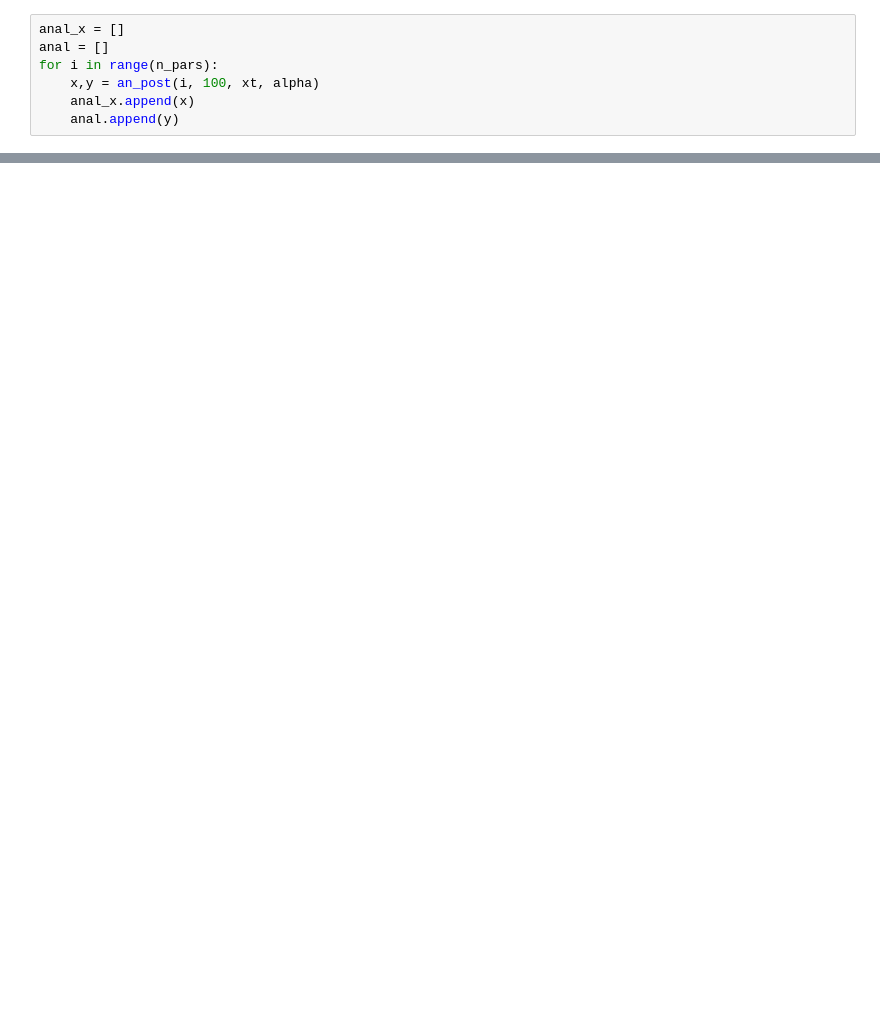
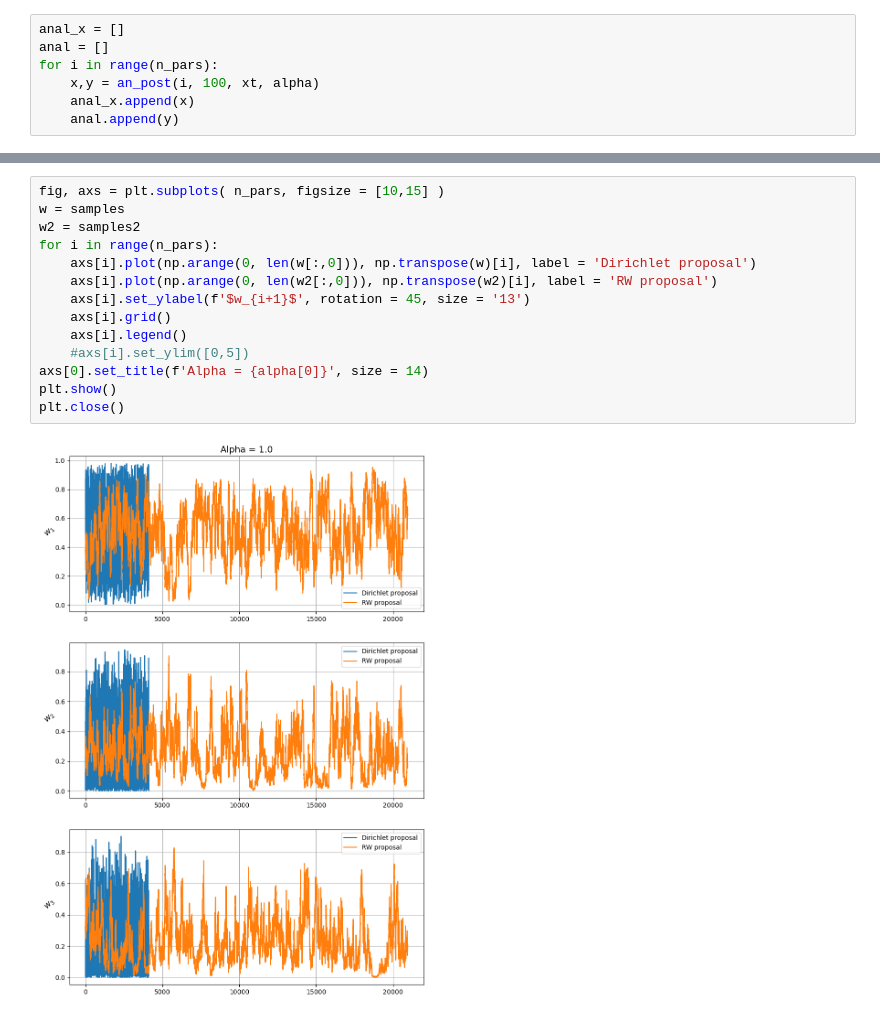
Before and after one commit to marcgrillo/dirichlet, a Jupyter notebook: notebook.ipynb, the cells around one changed output, grey strips where cells are left out. Saved outputs shown, nothing was run; the diff lists cells and outputs as text; blank space fills up the shorter version.

```diff
--- a/notebook.ipynb
+++ b/notebook.ipynb
@@ -170,0 +183,16 @@ plt.close()
+# %%
+fig, axs = plt.subplots( n_pars, figsize = [10,15] )
+w = samples
+w2 = samples2
+for i in range(n_pars):
+    axs[i].plot(np.arange(0, len(w[:,0])), np.transpose(w)[i], label = 'Dirichlet proposal')
+    axs[i].plot(np.arange(0, len(w2[:,0])), np.transpose(w2)[i], label = 'RW proposal')
+    axs[i].set_ylabel(f'$w_{i+1}$', rotation = 45, size = '13')
+    axs[i].grid()
+    axs[i].legend()
+    #axs[i].set_ylim([0,5])
+axs[0].set_title(f'Alpha = {alpha[0]}', size = 14)
+plt.show()
+plt.close()
+# %% [output]
+[figure, added]
```
Also changed, not shown: parts of 5 cells of this notebook, 17 other files.
